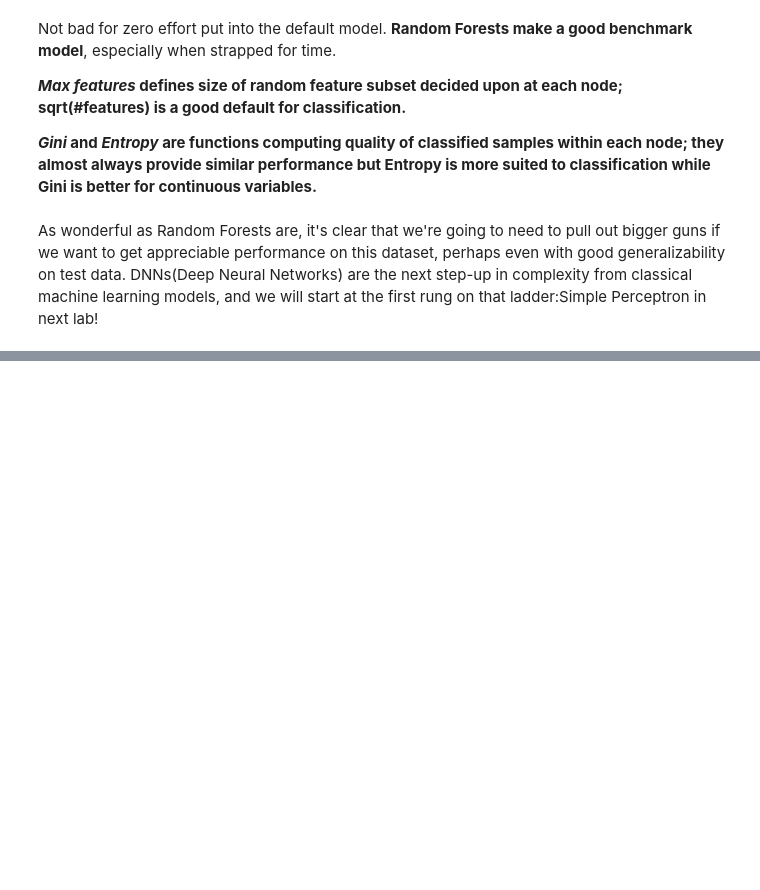
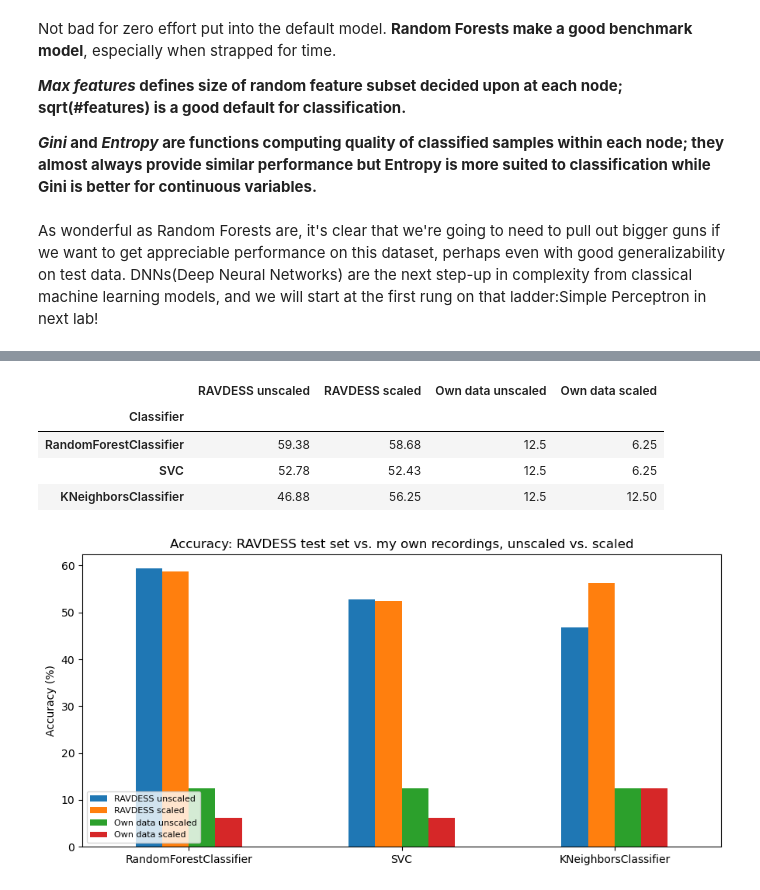
Before and after one commit to sherleen-13/my-repo-1, a Jupyter notebook: Week_3_MachineLearning.ipynb, the cells around one changed output, grey strips where cells are left out. Saved outputs shown, nothing was run; the diff lists cells and outputs as text; code cells hidden in the pictures; blank space fills up the shorter version.

```diff
--- a/Week_3_MachineLearning.ipynb
+++ b/Week_3_MachineLearning.ipynb
@@ -621,0 +752,22 @@ As wonderful as Random Forests are, it's clear that we're going to need to pull
+# %%
+# Summary of the top three models (Random Forest, SVC, kNN) - one table for the report
+
+if 'results_df' in globals():
+    top3 = ['RandomForestClassifier', 'SVC', 'KNeighborsClassifier']
+    summary = results_df[results_df['Classifier'].isin(top3)].set_index('Classifier').loc[top3]
+    display(summary.round(2))
+
+    ax = summary.plot(kind='bar', figsize=(9, 4.5), rot=0)
+    ax.set_ylabel('Accuracy (%)'); ax.set_xlabel('')
+    ax.set_title('Accuracy: RAVDESS test set vs. my own recordings, unscaled vs. scaled')
+    ax.legend(loc='lower left', fontsize=8)
+    plt.tight_layout(); plt.show()
+else:
+    print("Cannot display model summary: 'results_df' is not defined. This usually means classification models could not be run due to missing data from previous steps.")
+# %% [output]
+|  | RAVDESS unscaled | RAVDESS scaled | Own data unscaled | Own data scaled |
+| Classifier |  |  |  |  |
+| RandomForestClassifier | 59.38 | 58.68 | 12.5 | 6.25 |
+| SVC | 52.78 | 52.43 | 12.5 | 6.25 |
+| KNeighborsClassifier | 46.88 | 56.25 | 12.5 | 12.50 |
+[figure, added]
```
Also changed, not shown: parts of 27 cells of this notebook.
